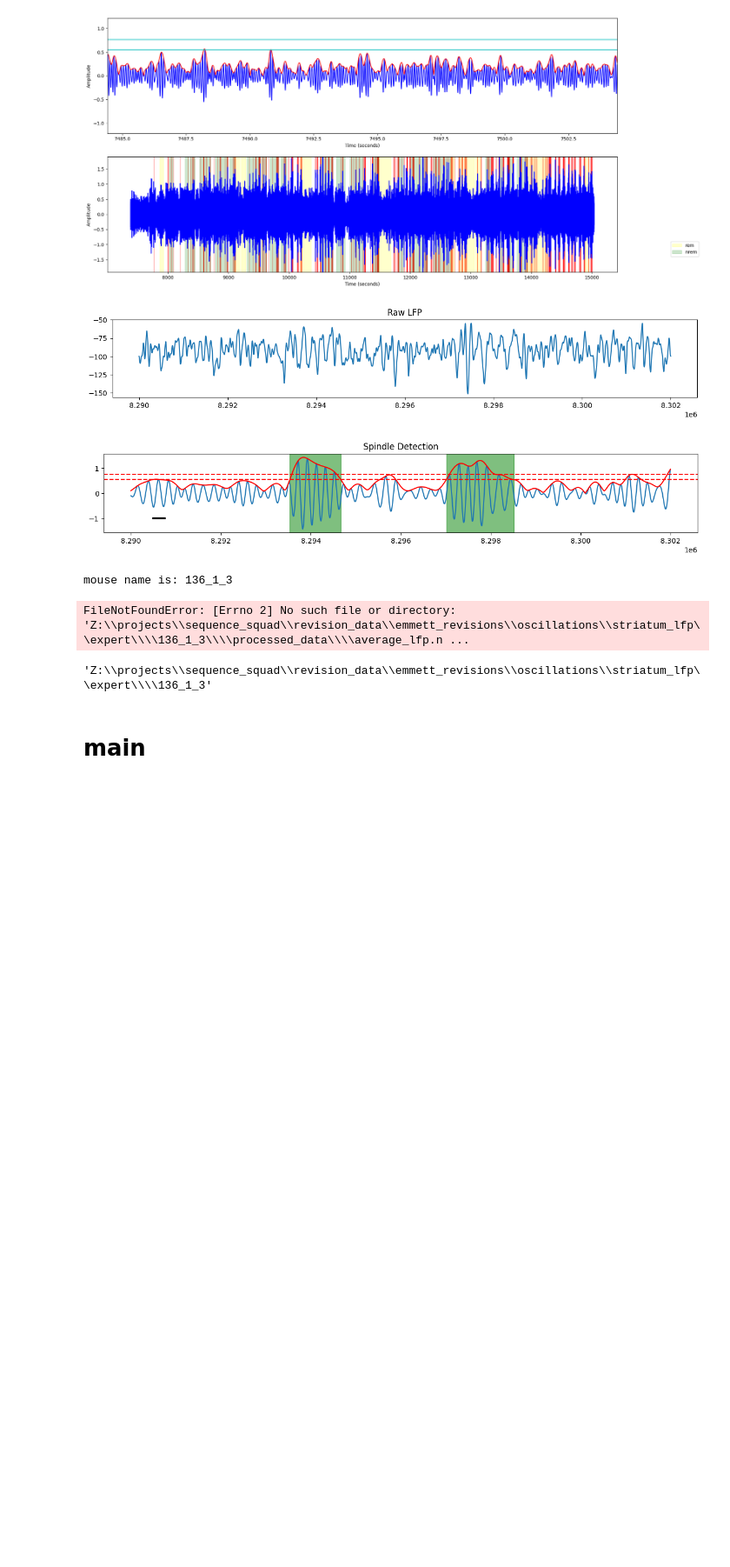
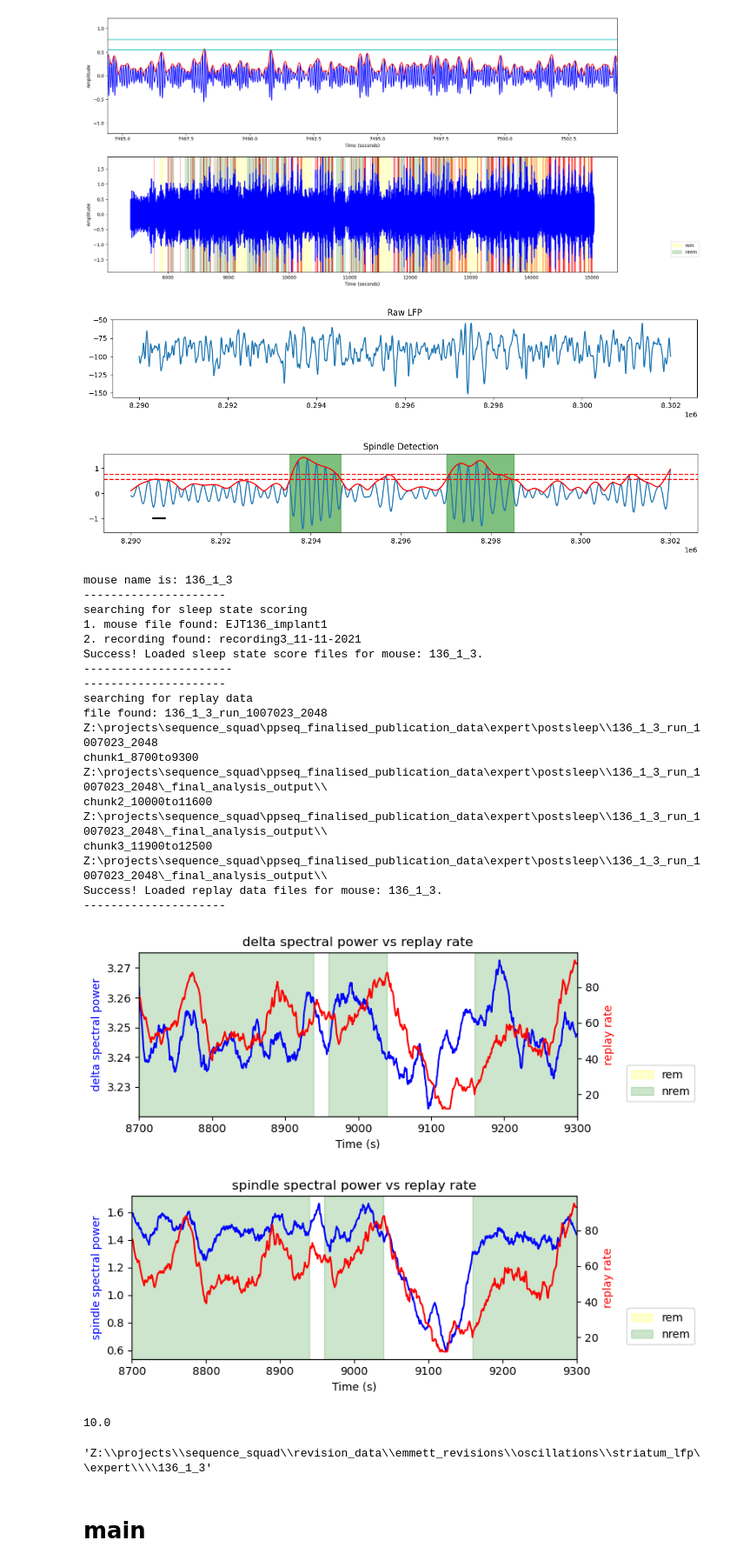
Before and after one commit to EmmettJT/sequences_analyse_PPSeq, a Jupyter notebook: revision_analysis/oscillation_analysis/3_LFP_analysis.ipynb, the cells around one changed output. Shown at 87% size. Saved outputs shown, nothing was run; the diff lists cells and outputs as text; code cells hidden in the pictures; blank space fills up the shorter version.

```diff
--- a/revision_analysis/oscillation_analysis/3_LFP_analysis.ipynb
+++ b/revision_analysis/oscillation_analysis/3_LFP_analysis.ipynb
@@ -215,7 +215,7 @@ def plot_replay_vs_spectral_power(delta_spectral_power,delta_timestamps,replay_e
         ax[i].set_ylabel(var_string,color = 'blue')
         ax[i].set_title(f'{var_string} vs replay rate')
         ax2 = ax[i].twinx()
-        ax2.plot(bin_centers,convolve_movmean(hist,30), color = 'red')
+        ax2.plot(bin_centers,convolve_movmean(hist*(60/bin_size),30), color = 'red')
         ax2.set_ylabel('replay rate', color = 'red')
 
         # Add shaded regions without repeating labels
@@ -240,7 +240,7 @@ def plot_replay_vs_spectral_power(delta_spectral_power,delta_timestamps,replay_e
         # pull out the data for other analysis
         spectral_powers += [chunk_delta_spectral_power]
         spectral_timestamps += [chunk_delta_timestamps]
-        replay_binned += [hist]
+        replay_binned += [hist*(60/bin_size)]
         replay_bin_ts += [bin_centers]
 
     return spectral_powers, spectral_timestamps, replay_binned, replay_bin_ts
@@ -1140,7 +1144,7 @@ def plot_replay_vs_spectral_power(delta_spectral_power,delta_timestamps,replay_e
     ax.set_ylabel(var_string,color = 'blue')
     ax.set_title(f'{var_string} vs replay rate')
     ax2 = ax.twinx()
-    ax2.plot(bin_centers,convolve_movmean(hist,30), color = 'red')
+    ax2.plot(bin_centers,convolve_movmean(hist*(30/bin_size),30), color = 'red')
     ax2.set_ylabel('replay rate', color = 'red')
 
     # Add shaded regions without repeating labels
@@ -1165,7 +1169,7 @@ def plot_replay_vs_spectral_power(delta_spectral_power,delta_timestamps,replay_e
     # pull out the data for other analysis
     spectral_powers += [chunk_delta_spectral_power]
     spectral_timestamps += [chunk_delta_timestamps]
-    replay_binned += [hist]
+    replay_binned += [hist*(30/bin_size)]
     replay_bin_ts += [bin_centers]
 
     return spectral_powers, spectral_timestamps, replay_binned, replay_bin_ts
@@ -1196,36 +1200,59 @@ behav_sync_file = load_sync_file(mouse_org_data_path,mouse)
 
 # get the ephys time from the sleep because this is what the lfp was trimmed down to.
 sleep_period_ephys_start_time = behav_sync_file.Camera_time_Ephys_Aligned[0]
 
 ## detemrine delta spectral power
 fmin = 0.5
 fmax = 5
 fs = 2500
 window = 1 # seconds
 overlap = 0.5 # seconds
 delta_spectral_power,delta_timestamps = determine_spectral_power(average_lfp,fmin,fmax,fs, window,overlap)
 delta_timestamps += sleep_period_ephys_start_time
 
 # determine spindle spectral power
 fmin = 9
 fmax = 16
 fs = 2500
 window = 1 # seconds
 overlap = 0.5 # seconds
 spindle_spectral_power,spindle_timestamps = determine_spectral_power(average_lfp,fmin,fmax,fs, window,overlap)
 spindle_timestamps += sleep_period_ephys_start_time
 
 ### plot spectral power vs replay rate
 # delta:
 delta_spectral_powers, delta_spectral_timestamps, delta_replay_binned, delta_replay_bin_ts = plot_replay_vs_spectral_power(delta_spectral_power,delta_timestamps,replay_events_df,rem_start_ends, nrem_start_ends,'delta spectral power')
 # save out the fig
-SaveFig('delta_example_mouse.pdf',r"C:\Users\Emmett Thompson\Documents\plots\\")
+# SaveFig('delta_example_mouse.pdf',r"C:\Users\Emmett Thompson\Documents\plots\\")
 # spindle:
 spndl_spectral_powers, spndl_spectral_timestamps, spndl_replay_binned, spndl_replay_bin_ts = plot_replay_vs_spectral_power(spindle_spectral_power,spindle_timestamps,replay_events_df,rem_start_ends, nrem_start_ends,'spindle spectral power')
-SaveFig('spindle_example_mouse.pdf',r"C:\Users\Emmett Thompson\Documents\plots\\")
+# SaveFig('spindle_example_mouse.pdf',r"C:\Users\Emmett Thompson\Documents\plots\\")
 # %% [output]
 mouse name is: 136_1_3
+---------------------
+searching for sleep state scoring
+1. mouse file found: EJT136_implant1
+2. recording found: recording3_11-11-2021
+Success! Loaded sleep state score files for mouse: 136_1_3.
+----------------------
+---------------------
+searching for replay data
+file found: 136_1_3_run_1007023_2048
+Z:\projects\sequence_squad\ppseq_finalised_publication_data\expert\postsleep\\136_1_3_run_1007023_2048
+chunk1_8700to9300
+Z:\projects\sequence_squad\ppseq_finalised_publication_data\expert\postsleep\\136_1_3_run_1007023_2048\_final_analysis_output\\
+chunk2_10000to11600
+Z:\projects\sequence_squad\ppseq_finalised_publication_data\expert\postsleep\\136_1_3_run_1007023_2048\_final_analysis_output\\
+chunk3_11900to12500
+Z:\projects\sequence_squad\ppseq_finalised_publication_data\expert\postsleep\\136_1_3_run_1007023_2048\_final_analysis_output\\
+Success! Loaded replay data files for mouse: 136_1_3.
+---------------------
-FileNotFoundError: [Errno 2] No such file or directory: 'Z:\\projects\\sequence_squad\\revision_data\\emmett_revisions\\oscillations\\striatum_lfp\\expert\\\\136_1_3\\\\processed_data\\\\average_lfp.n ...
+[figure, added]
+[figure, added]
+# %%
+600/60
+# %% [output]
+10.0
 # %%
 os.path.join(data_path,mouse)
 # %% [output]
```
Also changed, not shown: parts of 2 cells of this notebook, 7 other files.
